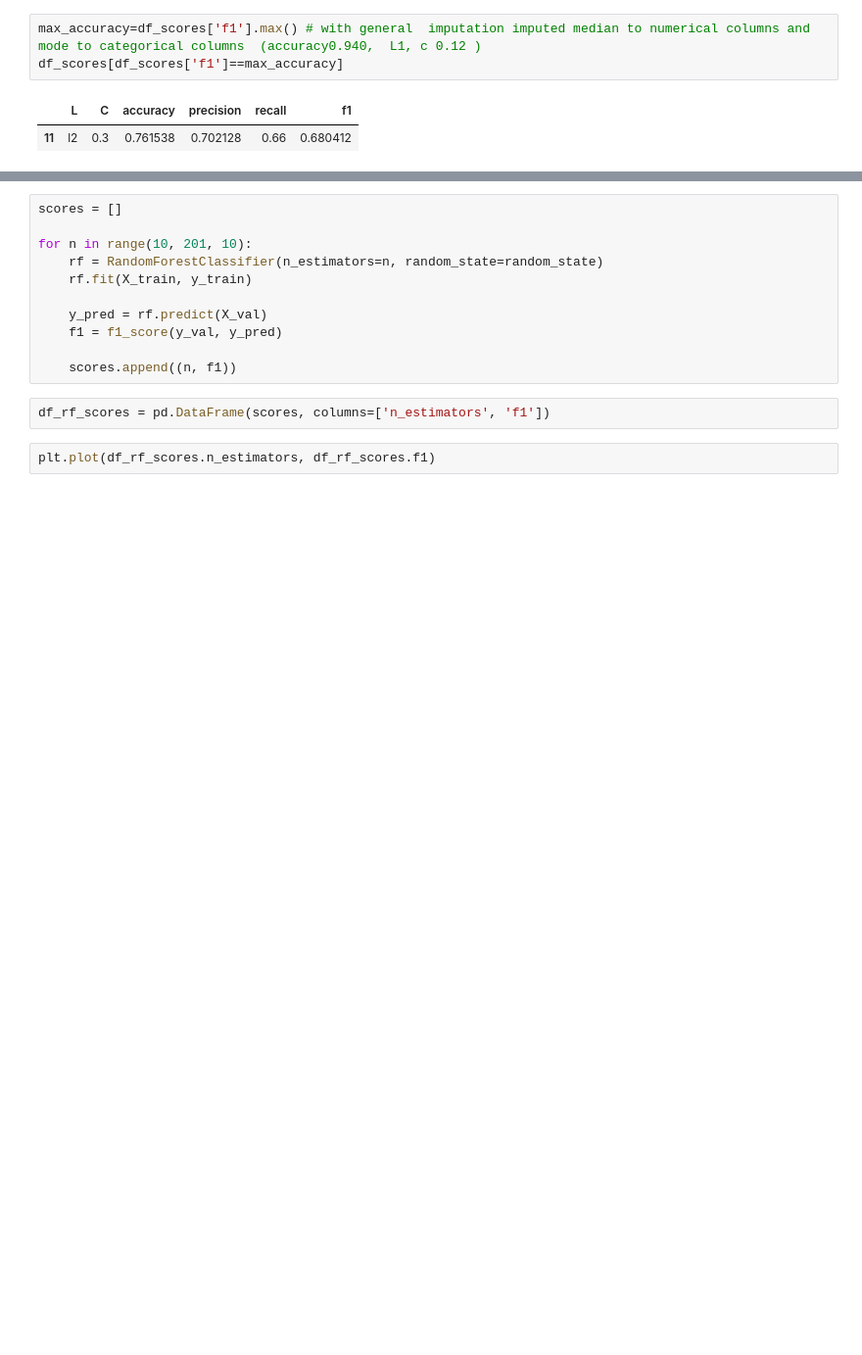
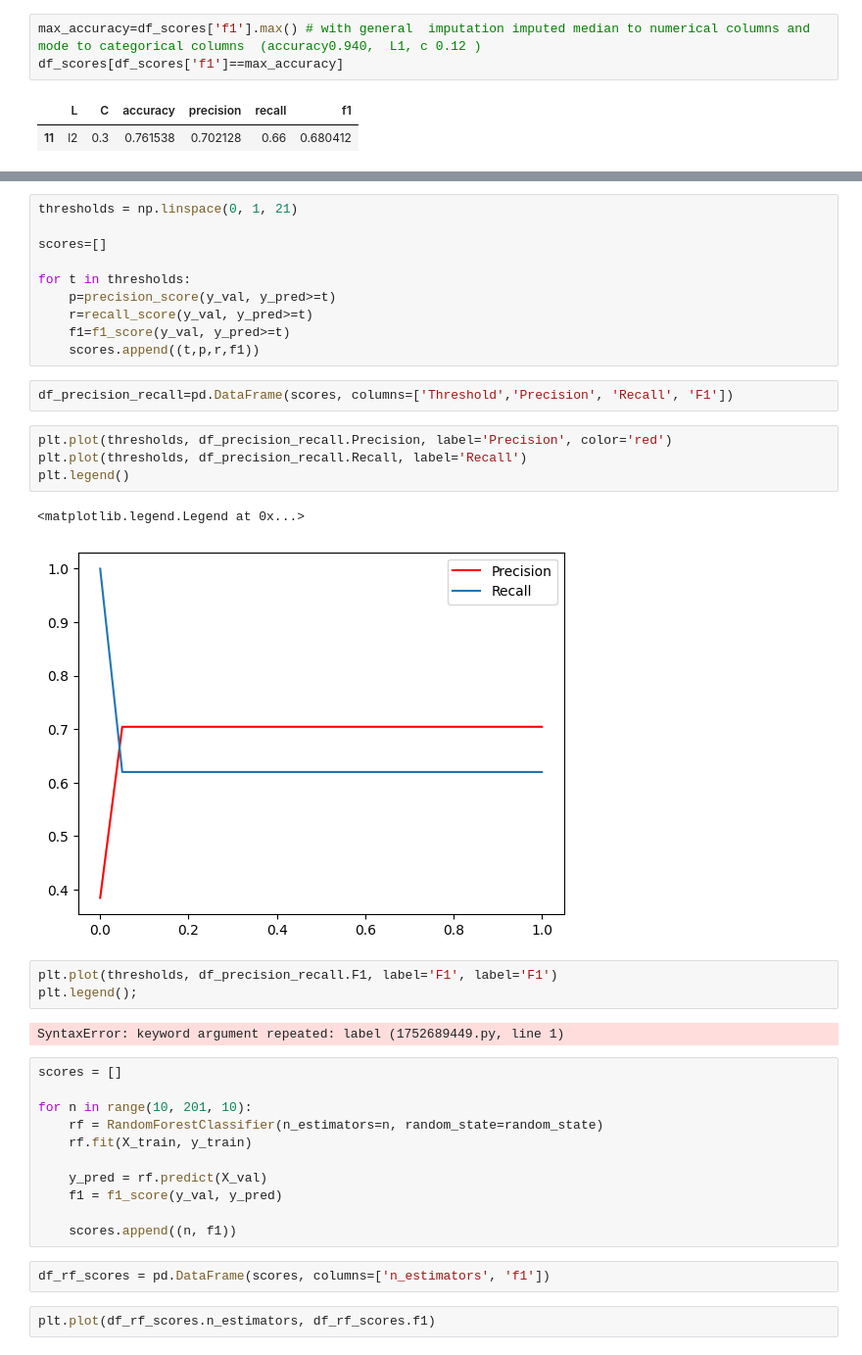
Before and after one commit to lucas-guillet/Mushroom-Edible-Predict, a Jupyter notebook: notebook.ipynb, the cells around one changed output, grey strips where cells are left out. Shown: that part at 98% size. Drawn from its saved outputs; the diff is of its cells as text; blank space fills up the shorter version.

```diff
--- a/notebook.ipynb
+++ b/notebook.ipynb
@@ -336,3 +342,27 @@ df_scores[df_scores['f1']==max_accuracy]
+# %%
+thresholds = np.linspace(0, 1, 21)
+
+scores=[]
+
+for t in thresholds:
+    p=precision_score(y_val, y_pred>=t)
+    r=recall_score(y_val, y_pred>=t)
+    f1=f1_score(y_val, y_pred>=t)
+    scores.append((t,p,r,f1))
+# %%
+df_precision_recall=pd.DataFrame(scores, columns=['Threshold','Precision', 'Recall', 'F1'])
+# %%
+plt.plot(thresholds, df_precision_recall.Precision, label='Precision', color='red')
+plt.plot(thresholds, df_precision_recall.Recall, label='Recall')
+plt.legend()
+# %% [output]
+<matplotlib.legend.Legend at 0x...>
+[figure, added]
+# %%
+plt.plot(thresholds, df_precision_recall.F1, label='F1', label='F1')
+plt.legend();
+# %% [output]
+SyntaxError: keyword argument repeated: label (1752689449.py, line 1)
 # %%
 scores = []
 
```
Also changed, not shown: parts of 2 cells of this notebook.
